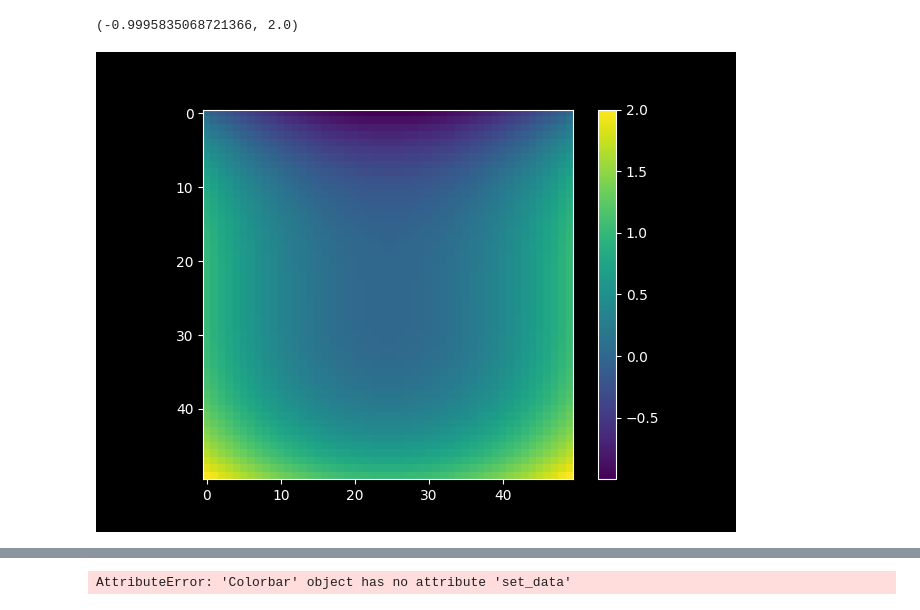
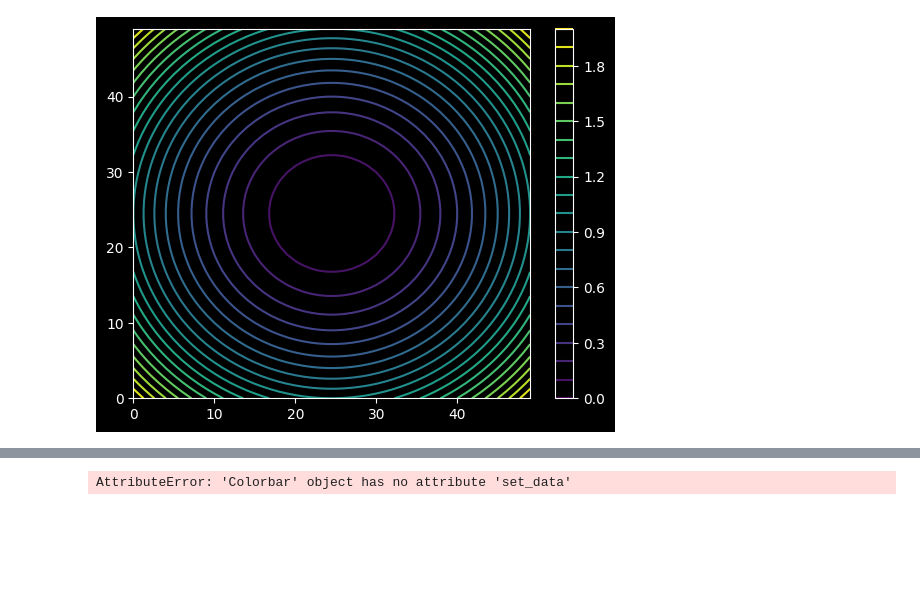
Before and after one commit to pumpkinpieter/slab, a Jupyter notebook: debug/plotting/Update_Colorbar.ipynb, the cells around one changed output, grey strips where cells are left out. Drawn from its saved outputs; the diff is of its cells as text; code cells hidden in the pictures; blank space fills up the shorter version.

```diff
--- a/debug/plotting/Update_Colorbar.ipynb
+++ b/debug/plotting/Update_Colorbar.ipynb
@@ -9,14 +9,12 @@ Xs, Ys = np.meshgrid(xs, ys)
 # %%
 plt.close('all')
 fig, ax = plt.subplots(1)
 
-Zs = Xs**2 + Ys**3
+Zs = Xs**2 + Ys**2
 minz, maxz = np.min(Zs), np.max(Zs)
-
-map = ax.imshow(Zs)
-cbar = plt.colorbar(map)
-minz, maxz
+levels=20
+im = ax.contour(Zs, levels=levels)
+cbar = fig.colorbar(im)
 # %% [output]
-(-0.9995835068721366, 2.0)
-[figure, old version]
+[figure, new version]
 # %%
```
Also changed, not shown: parts of 4 cells of this notebook, 23 other files.
